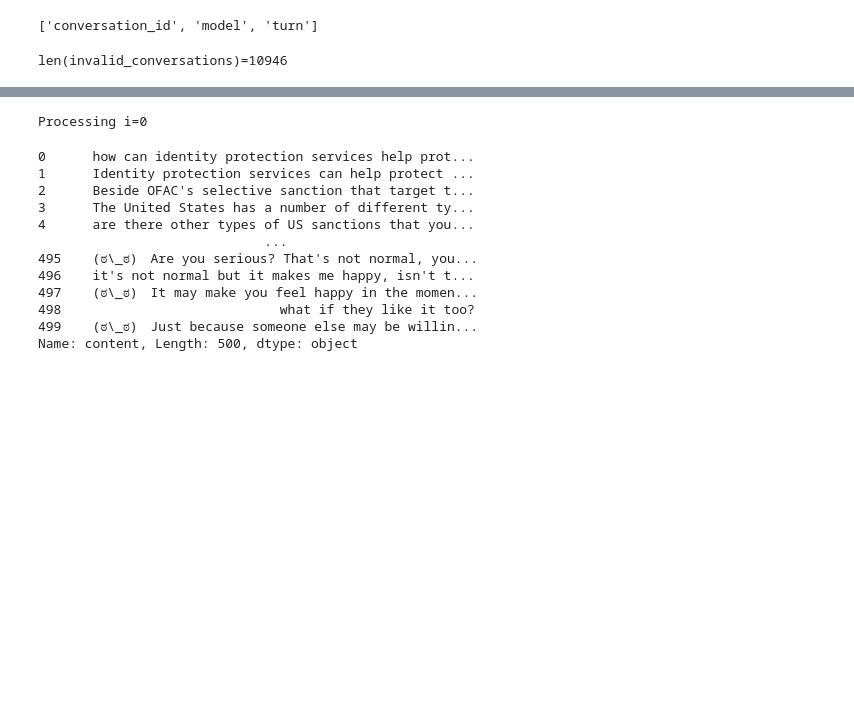
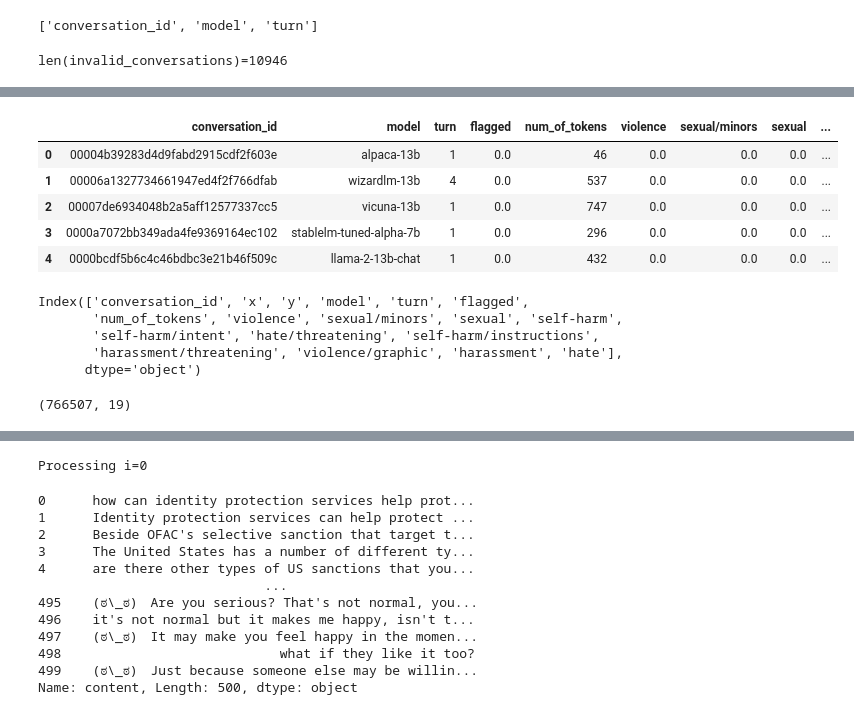
Before and after one commit to thorwhalen/imbed, a Jupyter notebook: misc/ai_prompts.ipynb, the cells around one changed output, grey strips where cells are left out. Drawn from its saved outputs; the diff is of its cells as text; code cells hidden in the pictures; blank space fills up the shorter version.

```diff
--- a/misc/ai_prompts.ipynb
+++ b/misc/ai_prompts.ipynb
@@ -421,0 +716,2 @@ len(invalid_conversations)=10946
+# %%
+dacc.saves['planar_embeddings_grouped.tsv'] = df
@@ -421,0 +728,6 @@ len(invalid_conversations)=10946
+# %%
+meta = dacc.saves['flat_en.parquet']
+# %%
+nested_columns = list(filter(lambda x: '.' in x, meta.columns))
+meta = meta.drop(['language', 'redacted', 'content', 'role'] + nested_columns, axis=1)
+meta.head()
@@ -421,0 +741,22 @@ len(invalid_conversations)=10946
+# %%
+import numpy as np
+
+aggregate_specs_1 = {
+    'model': lambda x: x[0],
+    'turn': lambda x: x[0],
+    'flagged': 'mean',
+    'num_of_tokens': 'sum',
+}
+remaining_columns = (
+    set(meta.columns) - set(aggregate_specs_1.keys()) - {'conversation_id'}
+)
+aggregate_specs = {
+    'model': 'first',
+    'turn': 'first',
+    'flagged': 'mean',
+    'num_of_tokens': 'sum',
+    **{col: 'mean' for col in remaining_columns},
+}
+
+# group by conversaion_id and apply aggaggregate_specs to each group
+meta = meta.groupby('conversation_id').agg(aggregate_specs)
@@ -421,0 +766,9 @@ len(invalid_conversations)=10946
+# %%
+meta.head()
+# %% [output]
+|  | conversation_id | model | turn | flagged | num_of_tokens | violence | sexual/minors | sexual | ... |
+| 0 | 00004b39283d4d9fabd2915cdf2f603e | alpaca-13b | 1 | 0.0 | 46 | 0.0 | 0.0 | 0.0 | ... |
+| 1 | 00006a1327734661947ed4f2f766dfab | wizardlm-13b | 4 | 0.0 | 537 | 0.0 | 0.0 | 0.0 | ... |
+| 2 | 00007de6934048b2a5aff12577337cc5 | vicuna-13b | 1 | 0.0 | 747 | 0.0 | 0.0 | 0.0 | ... |
+| 3 | 0000a7072bb349ada4fe9369164ec102 | stablelm-tuned-alpha-7b | 1 | 0.0 | 296 | 0.0 | 0.0 | 0.0 | ... |
+| 4 | 0000bcdf5b6c4c46bdbc3e21b46f509c | llama-2-13b-chat | 1 | 0.0 | 432 | 0.0 | 0.0 | 0.0 | ... |
@@ -421,0 +777,8 @@ len(invalid_conversations)=10946
+# %%
+m.columns
+# %% [output]
+Index(['conversation_id', 'x', 'y', 'model', 'turn', 'flagged',
+       'num_of_tokens', 'violence', 'sexual/minors', 'sexual', 'self-harm',
+       'self-harm/intent', 'hate/threatening', 'self-harm/instructions',
+       'harassment/threatening', 'violence/graphic', 'harassment', 'hate'],
+      dtype='object')
@@ -421,0 +787,4 @@ len(invalid_conversations)=10946
+# %%
+m.shape
+# %% [output]
+(766507, 19)
```
Also changed, not shown: parts of 77 cells of this notebook, 4 other files.
